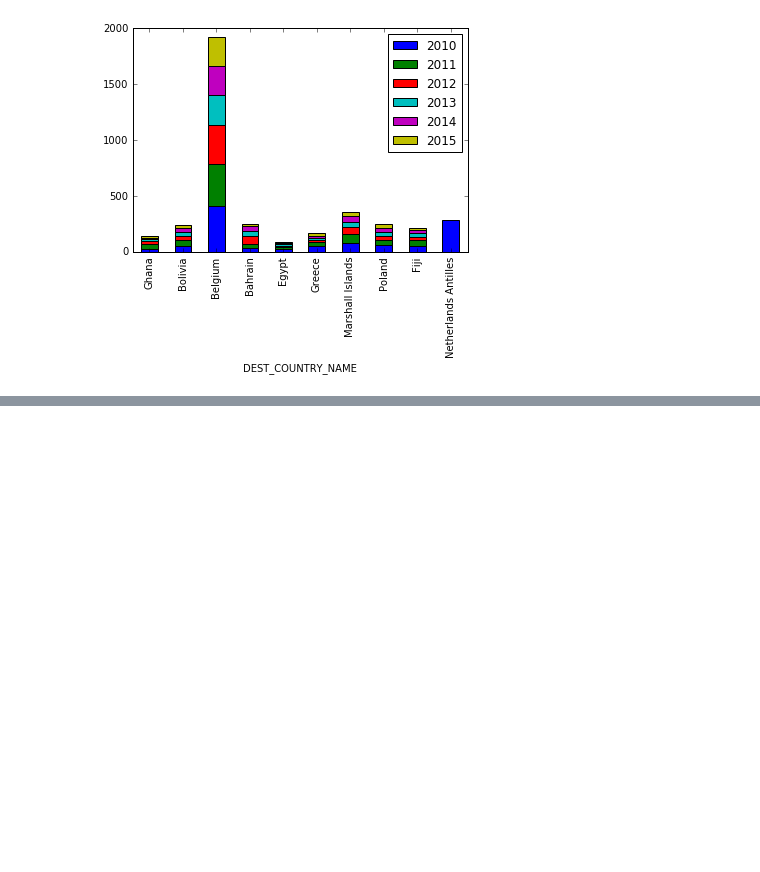
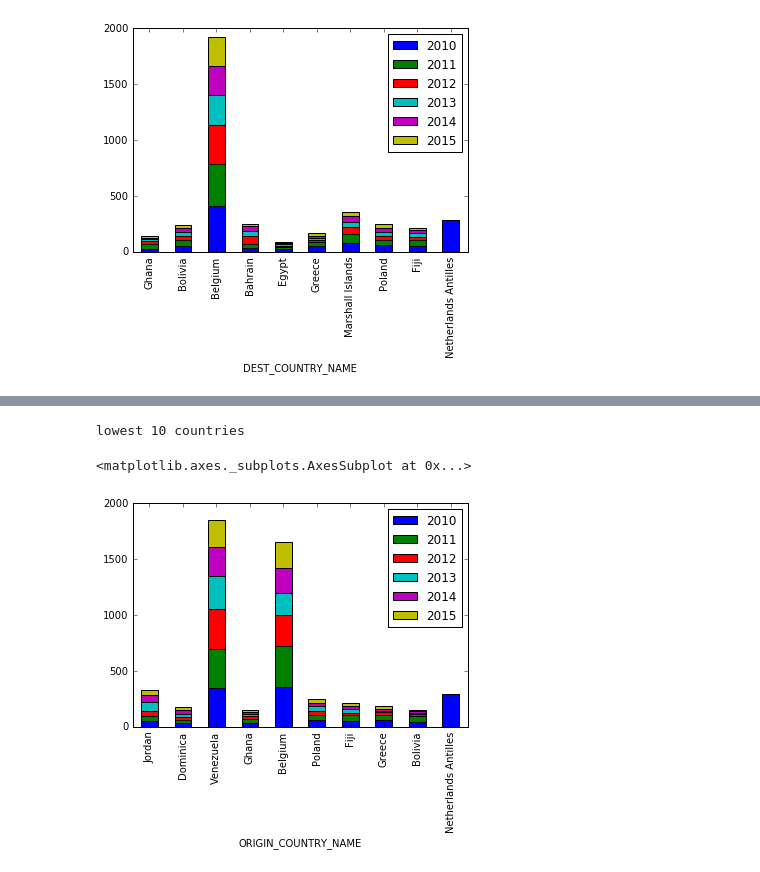
Before and after one commit to mnegypt/jupyter-notebooks, a Jupyter notebook: Air_Flights.ipynb, the cells around one changed output, grey strips where cells are left out. Drawn from its saved outputs; the diff is of its cells as text; code cells hidden in the pictures; blank space fills up the shorter version.

```diff
--- a/Air_Flights.ipynb
+++ b/Air_Flights.ipynb
@@ -255,0 +362,7 @@ lowest 10 countries
+# %%
+print('lowest 10 countries')
+To_US_sorted_by_2015_from_total[["ORIGIN_COUNTRY_NAME","2010","2011","2012","2013","2014","2015"]].set_index(["ORIGIN_COUNTRY_NAME"]).tail(10).plot(kind='bar', stacked=True)
+# %% [output]
+lowest 10 countries
+<matplotlib.axes._subplots.AxesSubplot at 0x...>
+[figure, added]
```
Also changed, not shown: parts of 7 cells of this notebook.
